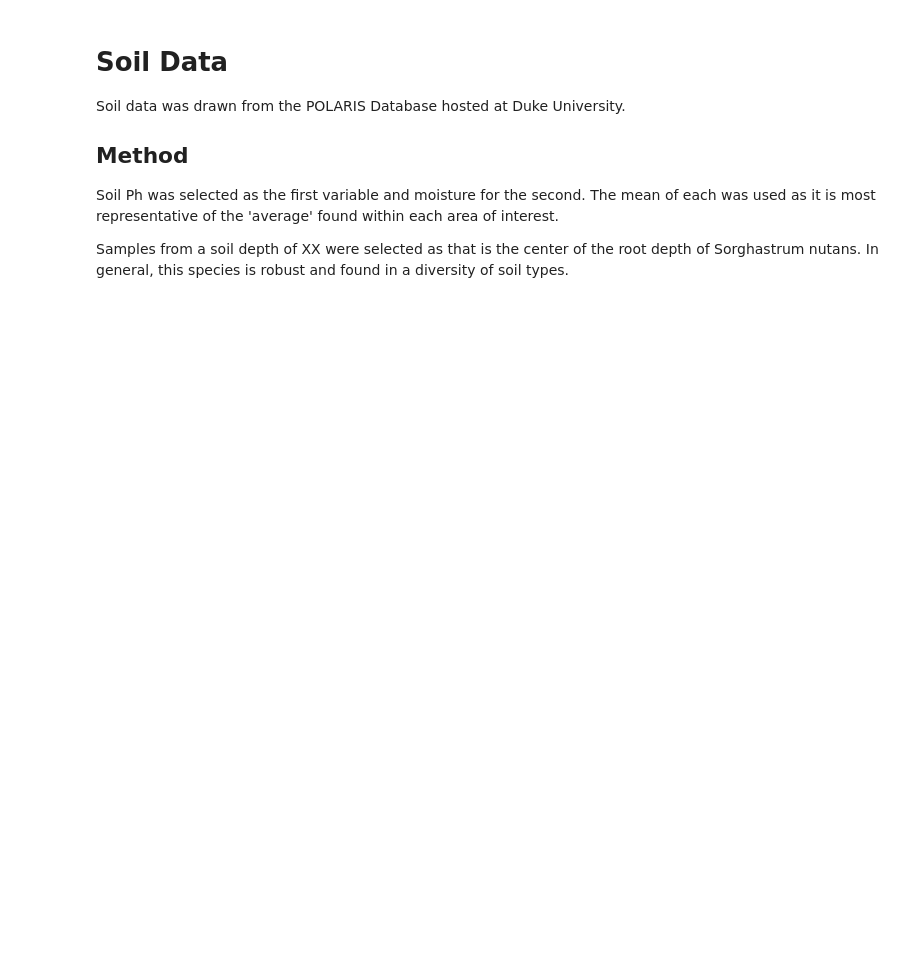
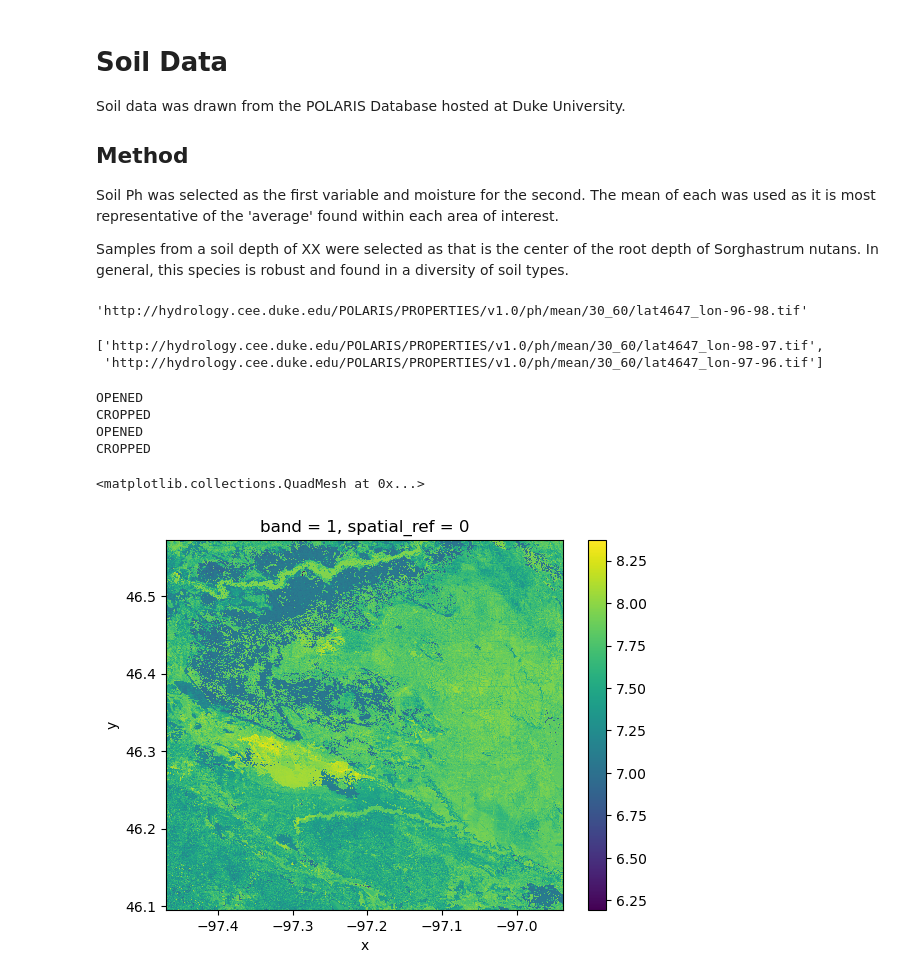
Before and after one commit to ZimmZone/habitat-suitability, a Jupyter notebook: habitat_suitability.ipynb, the cells around one changed output. Cells and saved outputs as stored; diff of their text form; code cells hidden in the pictures; blank space fills up the shorter version.

```diff
--- a/habitat_suitability.ipynb
+++ b/habitat_suitability.ipynb
@@ -114,7 +126,7 @@ if not os.path.exists(study_area_path):
 # %%
 # select data from Sheyenne National Grassland only
-habitat_gdf = habitat_gdf[habitat_gdf.GRASSLANDN=='Sheyenne National Grassland']
-habitat_gdf.dissolve().hvplot(
+habitat1_gdf = habitat_gdf[habitat_gdf.GRASSLANDN=='Sheyenne National Grassland']
+habitat1_gdf.dissolve().hvplot(
     geo=True, tiles='EsriImagery',
     title='Sheyenne National Grassland',
     fill_color=None, line_color='red', line_width=3,
@@ -134,3 +146,61 @@ Soil data was drawn from the POLARIS Database hosted at Duke University.
 Soil Ph was selected as the first variable and moisture for the second. The mean of each was used as it is most representative of the 'average' found within each area of interest.
 
 Samples from a soil depth of XX were selected as that is the center of the root depth of Sorghastrum nutans. In general, this species is robust and found in a diversity of soil types.
+# %%
+# # Define bounds for Sheyanne National Grasslands
+habitat1_bounds = bounds_min_lon, bounds_min_lat, bounds_max_lon, bounds_max_lat = (
+    habitat1_gdf.total_bounds)
+
+# Define the download URL for the study area (Polaris Data).
+# This data is for the Ph of the soil for Sheyanne National Grassland
+soil1_url_template = ("http://hydrology.cee.duke.edu"
+            "/POLARIS/PROPERTIES/v1.0"
+            "/ph"
+            "/mean"
+            "/30_60/"
+            "lat{min_lat}{max_lat}_lon{min_lon}{max_lon}.tif"
+)
+
+soil1_url = soil1_url_template.format(
+        min_lat=46, max_lat=47, min_lon=-96, max_lon=-98)
+soil1_url
+# %% [output]
+'http://hydrology.cee.duke.edu/POLARIS/PROPERTIES/v1.0/ph/mean/30_60/lat4647_lon-96-98.tif'
+# %%
+soil1_url_list = []
+for min_lon in range(floor(bounds_min_lon), ceil(bounds_max_lon)):
+    for min_lat in range(floor(bounds_min_lat), ceil(bounds_max_lat)):
+        soil1_url = soil1_url_template.format(
+            min_lat=min_lat, max_lat=min_lat+1,
+            min_lon=min_lon, max_lon=min_lon+1)
+        soil1_url_list.append(soil1_url)
+soil1_url_list
+# %% [output]
+['http://hydrology.cee.duke.edu/POLARIS/PROPERTIES/v1.0/ph/mean/30_60/lat4647_lon-98-97.tif',
+ 'http://hydrology.cee.duke.edu/POLARIS/PROPERTIES/v1.0/ph/mean/30_60/lat4647_lon-97-96.tif']
+# %%
+soil1_das = []
+#loop through each of the soil files
+for i in soil1_url_list:
+    # Download raster data
+    # Unzip the raster data
+    # Extract metadada from the file name
+     # Only download once -- Save raster data to the disk
+     # with zipfile.ZipFile(BytesIO(response.content)) as hls_zip:
+    #  hls_zip.extractall(hls_dir)
+     # Load the raster data into Python, mask and scale and squeeze
+    soil1_da = rxr.open_rasterio(
+         i,
+         mask_and_scale=True
+         ).squeeze()
+    print('OPENED ')
+
+    # Crop the raster data
+    cropped1_da = soil1_da.rio.clip_box(*habitat1_bounds)
+    soil1_das.append(cropped1_da)
+    print('CROPPED')
+# %% [output]
+OPENED
+CROPPED
+OPENED
+CROPPED
@@ -136,0 +209,7 @@ Samples from a soil depth of XX were selected as that is the center of the root
+# %%
+# Merge tiles
+soil1_merged_das = merge_arrays(soil1_das)
+soil1_merged_das.plot()
+# %% [output]
+<matplotlib.collections.QuadMesh at 0x...>
+[figure, added]
```
Also changed, not shown: parts of 23 cells of this notebook.
